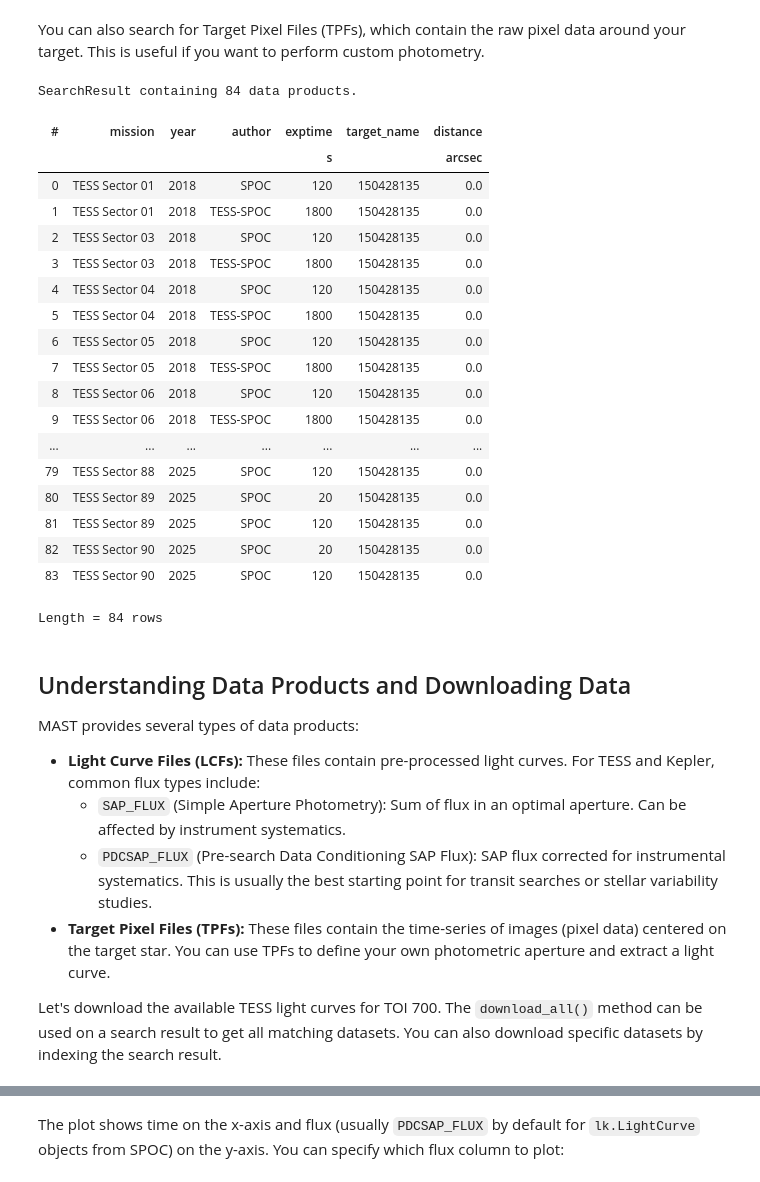
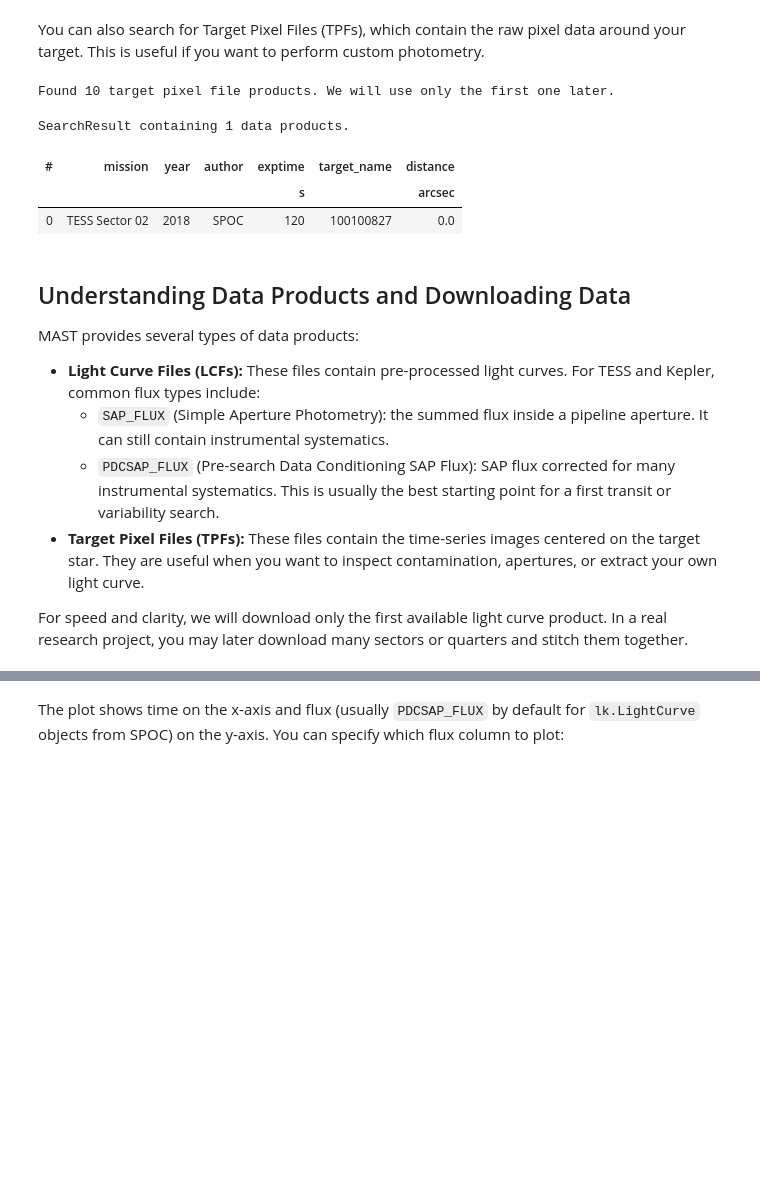
Before and after one commit to saturnaxis/exoplanet-binary, a Jupyter notebook: Tutorials/archival-data.ipynb, the cells around one changed output, grey strips where cells are left out. Cells and saved outputs as stored; diff of their text form; code cells hidden in the pictures; blank space fills up the shorter version.

```diff
--- a/Tutorials/archival-data.ipynb
+++ b/Tutorials/archival-data.ipynb
@@ -45,9 +76,13 @@ Let's search for data for the star **TOI 700**, a star known to host exoplanets,
 # %%
-target_star = "TOI 700"
-# You can also use target_star = "TIC 150428135"
-# Or for Kepler: target_star = "KIC 8462852" (Boyajian's Star)
-# Or for K2: target_star = "EPIC 201367065"
+target_star = "WASP-18"
+mission = "TESS"
+author = "SPOC"
 
-search_result = lk.search_lightcurve(target_star)
-search_result # Display the search results as a table
+# Other possible examples after you understand the workflow:
+# target_star = "TOI 700"       # longer-period multi-planet system; usually needs more sectors
+# target_star = "KIC 8462852"   # Kepler/Boyajian's Star example
+# target_star = "TIC 150428135" # TIC identifier for TOI 700
+
+search_result = lk.search_lightcurve(target_star, mission=mission, author=author)
+search_result
 # %% [output]
@@ -102,37 +122,29 @@ Length = 158 rows
 # %% [markdown]
 You can also search for Target Pixel Files (TPFs), which contain the raw pixel data around your target. This is useful if you want to perform custom photometry.
 # %%
-search_tpf_result = lk.search_targetpixelfile(target_star, mission="TESS")
-search_tpf_result
+search_tpf_result = lk.search_targetpixelfile(target_star, mission=mission, author=author)
+
+if len(search_tpf_result) == 0:
+    print(f"No {mission} {author} target pixel files were found for {target_star}.")
+else:
+    print(f"Found {len(search_tpf_result)} target pixel file products. We will use only the first one later.")
+
+search_tpf_result[:1]
 # %% [output]
-SearchResult containing 84 data products.
+Found 10 target pixel file products. We will use only the first one later.
+SearchResult containing 1 data products.
 | # | mission | year | author | exptime | target_name | distance |
 |  |  |  |  | s |  | arcsec |
-| 0 | TESS Sector 01 | 2018 | SPOC | 120 | 150428135 | 0.0 |
-| 1 | TESS Sector 01 | 2018 | TESS-SPOC | 1800 | 150428135 | 0.0 |
-| 2 | TESS Sector 03 | 2018 | SPOC | 120 | 150428135 | 0.0 |
-| 3 | TESS Sector 03 | 2018 | TESS-SPOC | 1800 | 150428135 | 0.0 |
-| 4 | TESS Sector 04 | 2018 | SPOC | 120 | 150428135 | 0.0 |
-| 5 | TESS Sector 04 | 2018 | TESS-SPOC | 1800 | 150428135 | 0.0 |
-| 6 | TESS Sector 05 | 2018 | SPOC | 120 | 150428135 | 0.0 |
-| 7 | TESS Sector 05 | 2018 | TESS-SPOC | 1800 | 150428135 | 0.0 |
-| 8 | TESS Sector 06 | 2018 | SPOC | 120 | 150428135 | 0.0 |
-| 9 | TESS Sector 06 | 2018 | TESS-SPOC | 1800 | 150428135 | 0.0 |
-| ... | ... | ... | ... | ... | ... | ... |
-| 79 | TESS Sector 88 | 2025 | SPOC | 120 | 150428135 | 0.0 |
-| 80 | TESS Sector 89 | 2025 | SPOC | 20 | 150428135 | 0.0 |
-| 81 | TESS Sector 89 | 2025 | SPOC | 120 | 150428135 | 0.0 |
-| 82 | TESS Sector 90 | 2025 | SPOC | 20 | 150428135 | 0.0 |
-| 83 | TESS Sector 90 | 2025 | SPOC | 120 | 150428135 | 0.0 |
+| 0 | TESS Sector 02 | 2018 | SPOC | 120 | 100100827 | 0.0 |
-Length = 84 rows
 # %% [markdown]
 ## Understanding Data Products and Downloading Data
 
 MAST provides several types of data products:
+
 * **Light Curve Files (LCFs):** These files contain pre-processed light curves. For TESS and Kepler, common flux types include:
-    * `SAP_FLUX` (Simple Aperture Photometry): Sum of flux in an optimal aperture. Can be affected by instrument systematics.
-    * `PDCSAP_FLUX` (Pre-search Data Conditioning SAP Flux): SAP flux corrected for instrumental systematics. This is usually the best starting point for transit searches or stellar variability studies.
-* **Target Pixel Files (TPFs):** These files contain the time-series of images (pixel data) centered on the target star. You can use TPFs to define your own photometric aperture and extract a light curve.
+  * `SAP_FLUX` (Simple Aperture Photometry): the summed flux inside a pipeline aperture. It can still contain instrumental systematics.
+  * `PDCSAP_FLUX` (Pre-search Data Conditioning SAP Flux): SAP flux corrected for many instrumental systematics. This is usually the best starting point for a first transit or variability search.
+* **Target Pixel Files (TPFs):** These files contain the time-series images centered on the target star. They are useful when you want to inspect contamination, apertures, or extract your own light curve.
 
-Let's download the available TESS light curves for TOI 700. The `download_all()` method can be used on a search result to get all matching datasets. You can also download specific datasets by indexing the search result.
+For speed and clarity, we will download only the first available light curve product. In a real research project, you may later download many sectors or quarters and stitch them together.
 # %%
```
Also changed, not shown: parts of 26 cells of this notebook, 38 other files.
